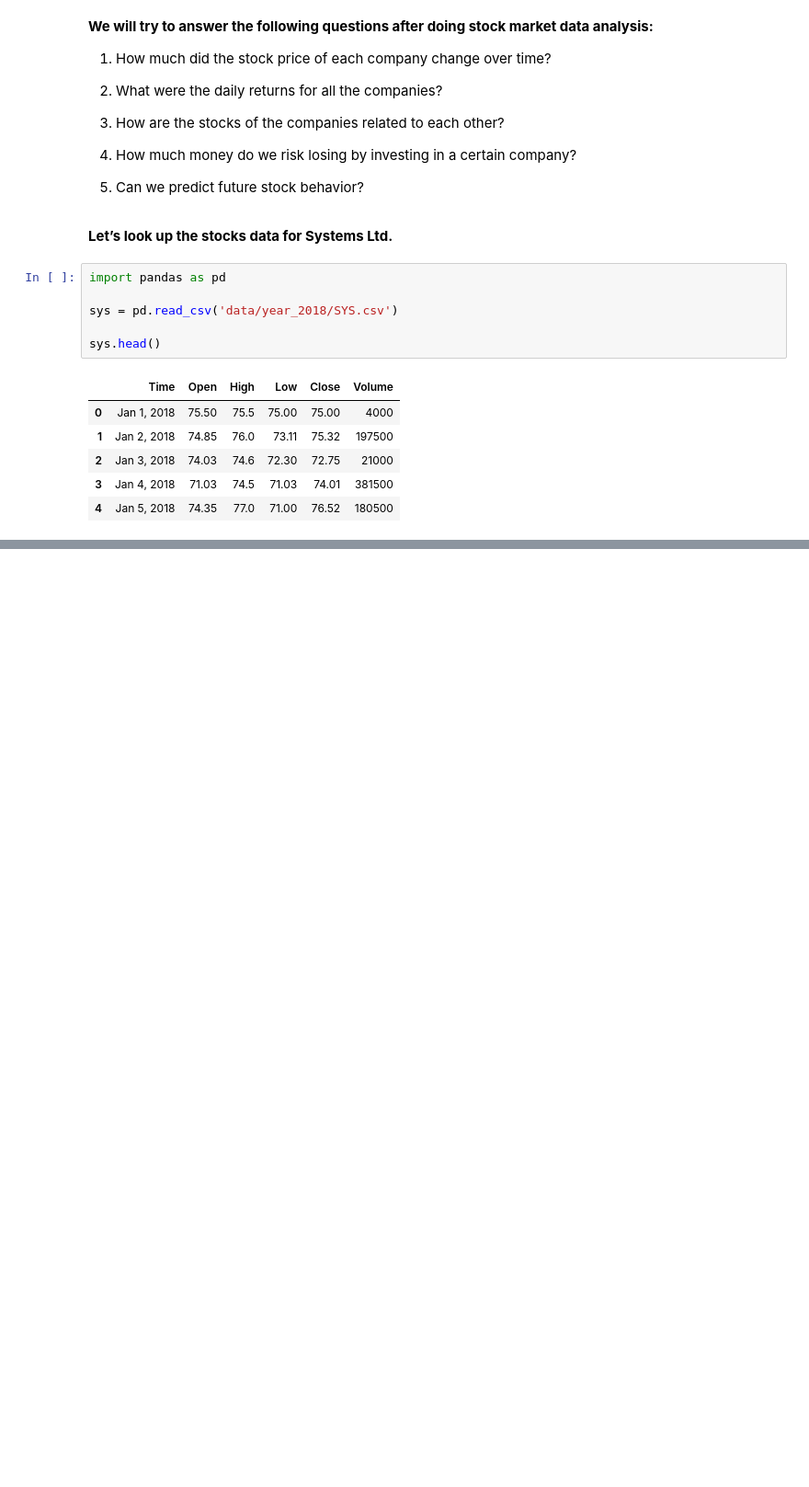
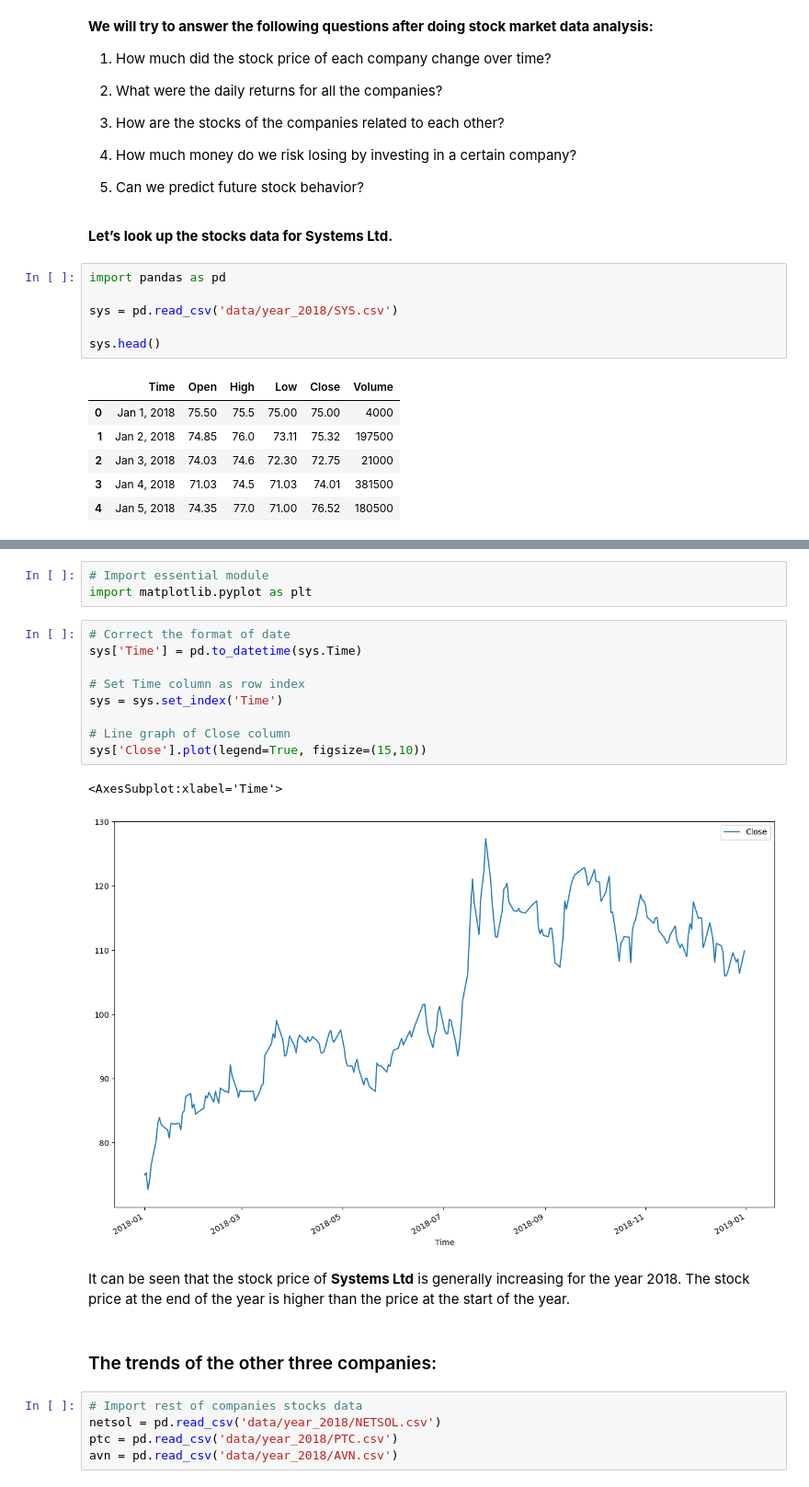
Before and after one commit to ZobaerIslam/stockMarketAnalysis, a Jupyter notebook: stock_market_analysis.ipynb, the cells around one changed output, grey strips where cells are left out. Shown at 92% size. Drawn from its saved outputs; the diff is of its cells as text; blank space fills up the shorter version.

```diff
--- a/stock_market_analysis.ipynb
+++ b/stock_market_analysis.ipynb
@@ -37,0 +53,24 @@ sys.head()
+# %%
+# Import essential module
+import matplotlib.pyplot as plt
+# %%
+# Correct the format of date
+sys['Time'] = pd.to_datetime(sys.Time)
+
+# Set Time column as row index
+sys = sys.set_index('Time')
+
+# Line graph of Close column
+sys['Close'].plot(legend=True, figsize=(15,10))
+# %% [output]
+<AxesSubplot:xlabel='Time'>
+[figure, added]
+# %% [markdown]
+It can be seen that the stock price of **Systems Ltd** is generally increasing for the year 2018. The stock price at the end of the year is higher than the price at the start of the year.
+# %% [markdown]
+### The trends of the other three companies:
+# %%
+# Import rest of companies stocks data
+netsol = pd.read_csv('data/year_2018/NETSOL.csv')
+ptc = pd.read_csv('data/year_2018/PTC.csv')
+avn = pd.read_csv('data/year_2018/AVN.csv')
```
Also changed, not shown: parts of 32 cells of this notebook, 1 other file.
